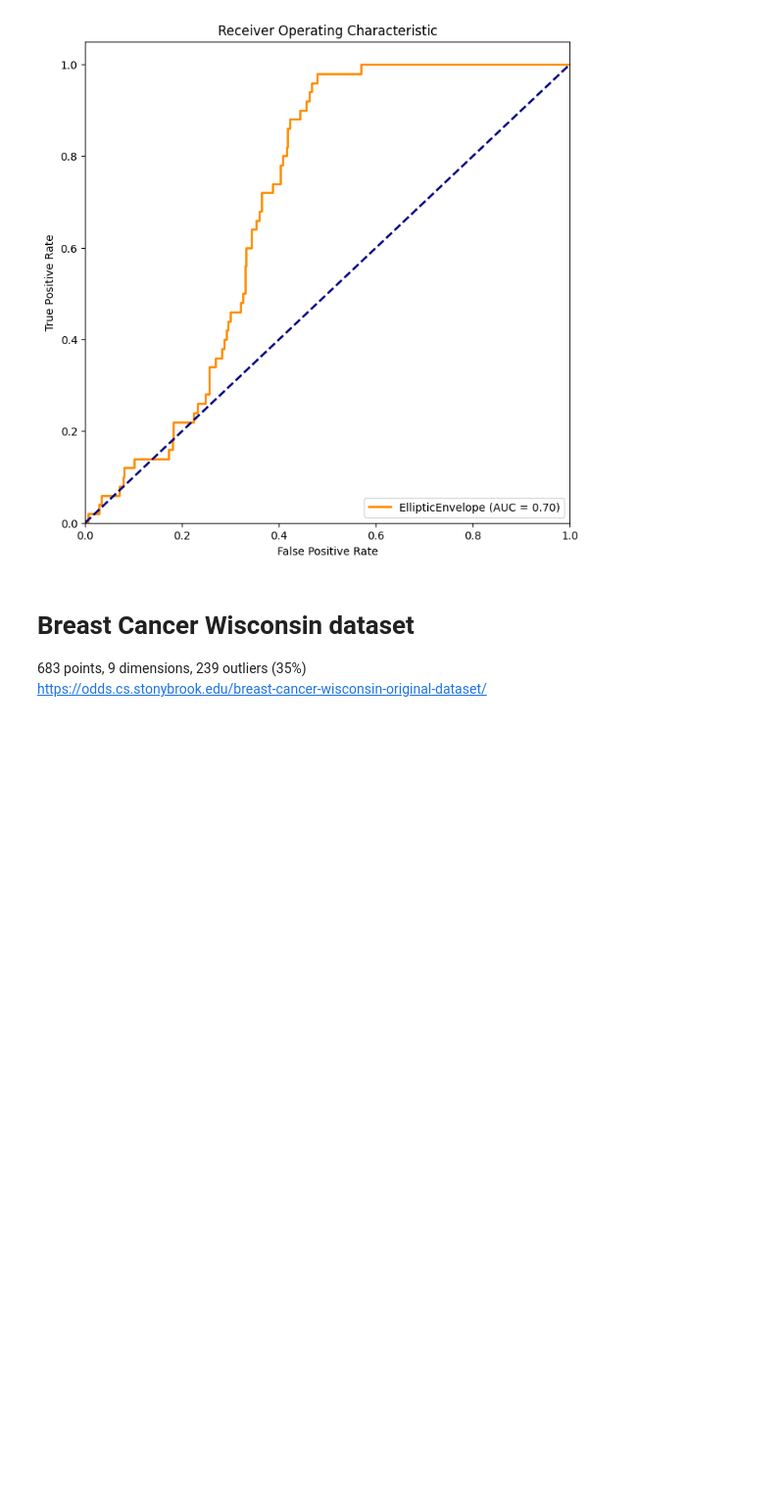
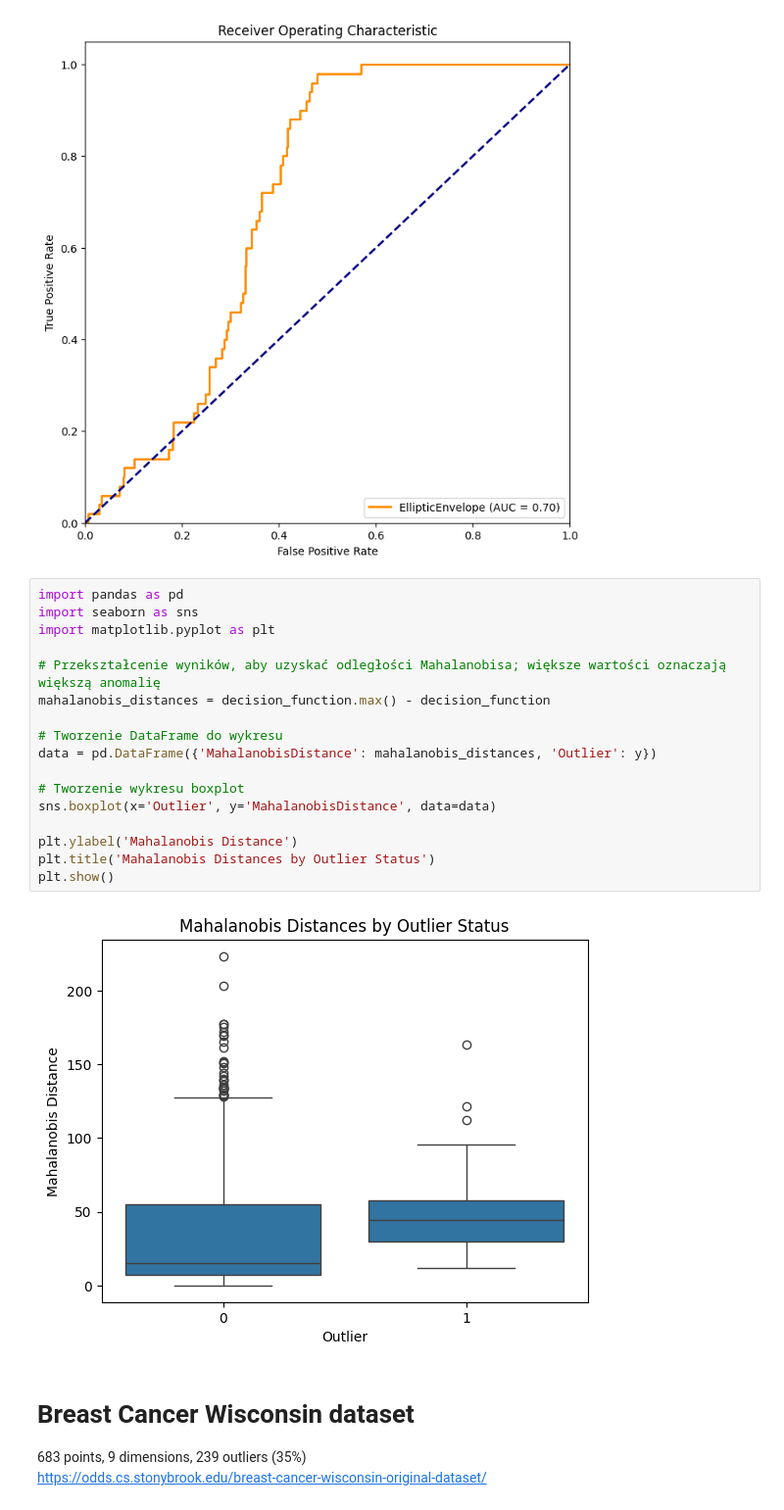
Before and after one commit to Jvlia17/out-of-distribution-detection, a Jupyter notebook: Detekcja_anomalii.ipynb, the cells around one changed output. Shown at 98% size. Saved outputs shown, nothing was run; the diff lists cells and outputs as text; blank space fills up the shorter version.

```diff
--- a/Detekcja_anomalii.ipynb
+++ b/Detekcja_anomalii.ipynb
@@ -301,6 +315,25 @@ plt.legend(loc="lower right")
 plt.show()
 # %% [output]
 [figure]
+# %%
+import pandas as pd
+import seaborn as sns
+import matplotlib.pyplot as plt
+
+# Przekształcenie wyników, aby uzyskać odległości Mahalanobisa; większe wartości oznaczają większą anomalię
+mahalanobis_distances = decision_function.max() - decision_function
+
+# Tworzenie DataFrame do wykresu
+data = pd.DataFrame({'MahalanobisDistance': mahalanobis_distances, 'Outlier': y})
+
+# Tworzenie wykresu boxplot
+sns.boxplot(x='Outlier', y='MahalanobisDistance', data=data)
+
+plt.ylabel('Mahalanobis Distance')
+plt.title('Mahalanobis Distances by Outlier Status')
+plt.show()
+# %% [output]
+[figure, added]
 # %% [markdown]
 # **Breast Cancer Wisconsin dataset**
 
```
Also changed, not shown: parts of 15 cells of this notebook.
